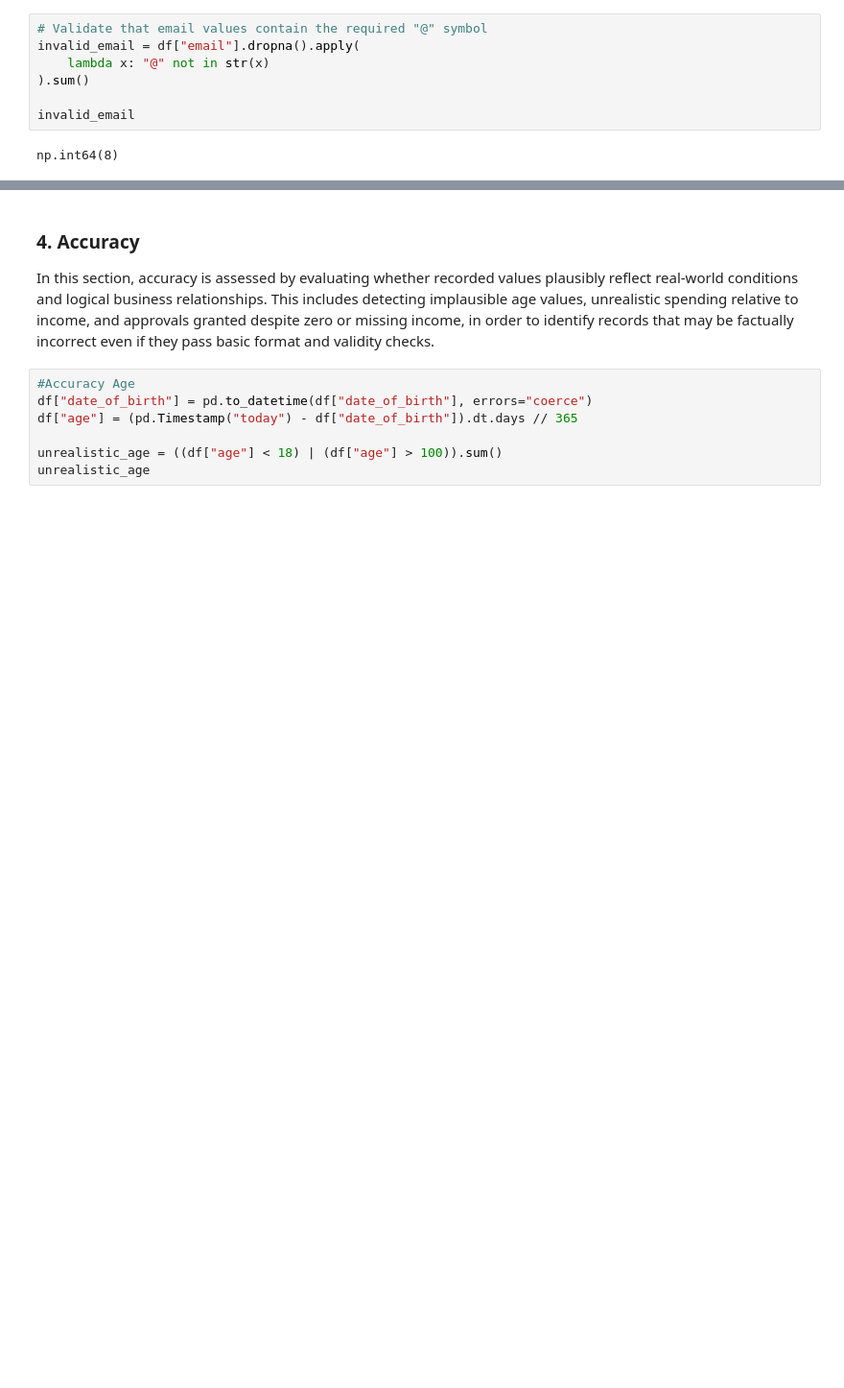
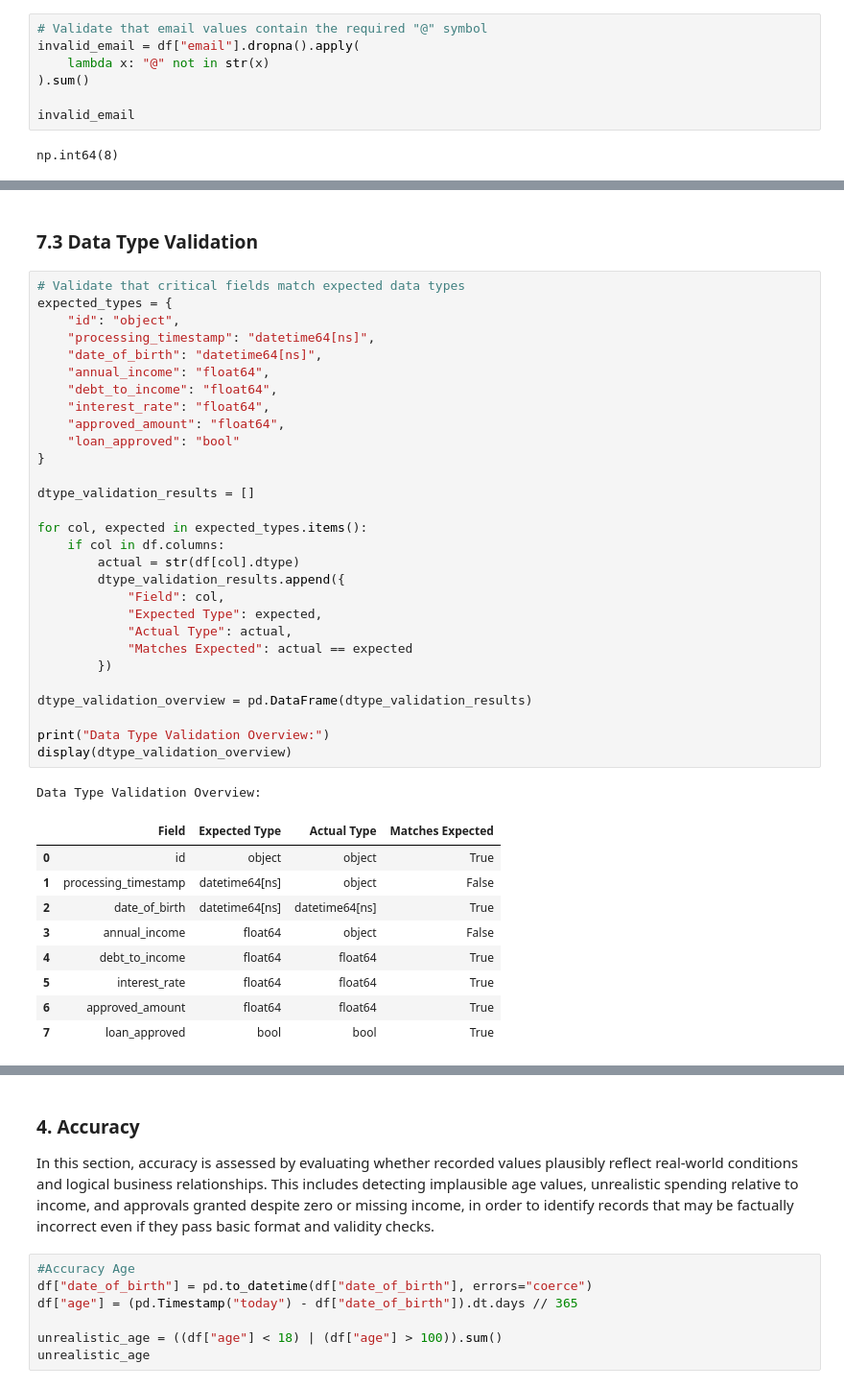
Before and after one commit to mchlkan/dego-2606-group3, a Jupyter notebook: notebooks/01-data-quality.ipynb, the cells around one changed output, grey strips where cells are left out. Shown at 96% size. Saved outputs shown, nothing was run; the diff lists cells and outputs as text; blank space fills up the shorter version.

```diff
--- a/notebooks/01-data-quality.ipynb
+++ b/notebooks/01-data-quality.ipynb
@@ -801,0 +959,42 @@ df_valid = df[
+# %% [markdown]
+### 7.3 Data Type Validation
+# %%
+# Validate that critical fields match expected data types
+expected_types = {
+    "id": "object",
+    "processing_timestamp": "datetime64[ns]",
+    "date_of_birth": "datetime64[ns]",
+    "annual_income": "float64",
+    "debt_to_income": "float64",
+    "interest_rate": "float64",
+    "approved_amount": "float64",
+    "loan_approved": "bool"
+}
+
+dtype_validation_results = []
+
+for col, expected in expected_types.items():
+    if col in df.columns:
+        actual = str(df[col].dtype)
+        dtype_validation_results.append({
+            "Field": col,
+            "Expected Type": expected,
+            "Actual Type": actual,
+            "Matches Expected": actual == expected
+        })
+
+dtype_validation_overview = pd.DataFrame(dtype_validation_results)
+
+print("Data Type Validation Overview:")
+display(dtype_validation_overview)
+# %% [output]
+Data Type Validation Overview:
+|  | Field | Expected Type | Actual Type | Matches Expected |
+| 0 | id | object | object | True |
+| 1 | processing_timestamp | datetime64[ns] | object | False |
+| 2 | date_of_birth | datetime64[ns] | datetime64[ns] | True |
+| 3 | annual_income | float64 | object | False |
+| 4 | debt_to_income | float64 | float64 | True |
+| 5 | interest_rate | float64 | float64 | True |
+| 6 | approved_amount | float64 | float64 | True |
+| 7 | loan_approved | bool | bool | True |
```
Also changed, not shown: parts of 30 cells of this notebook.
